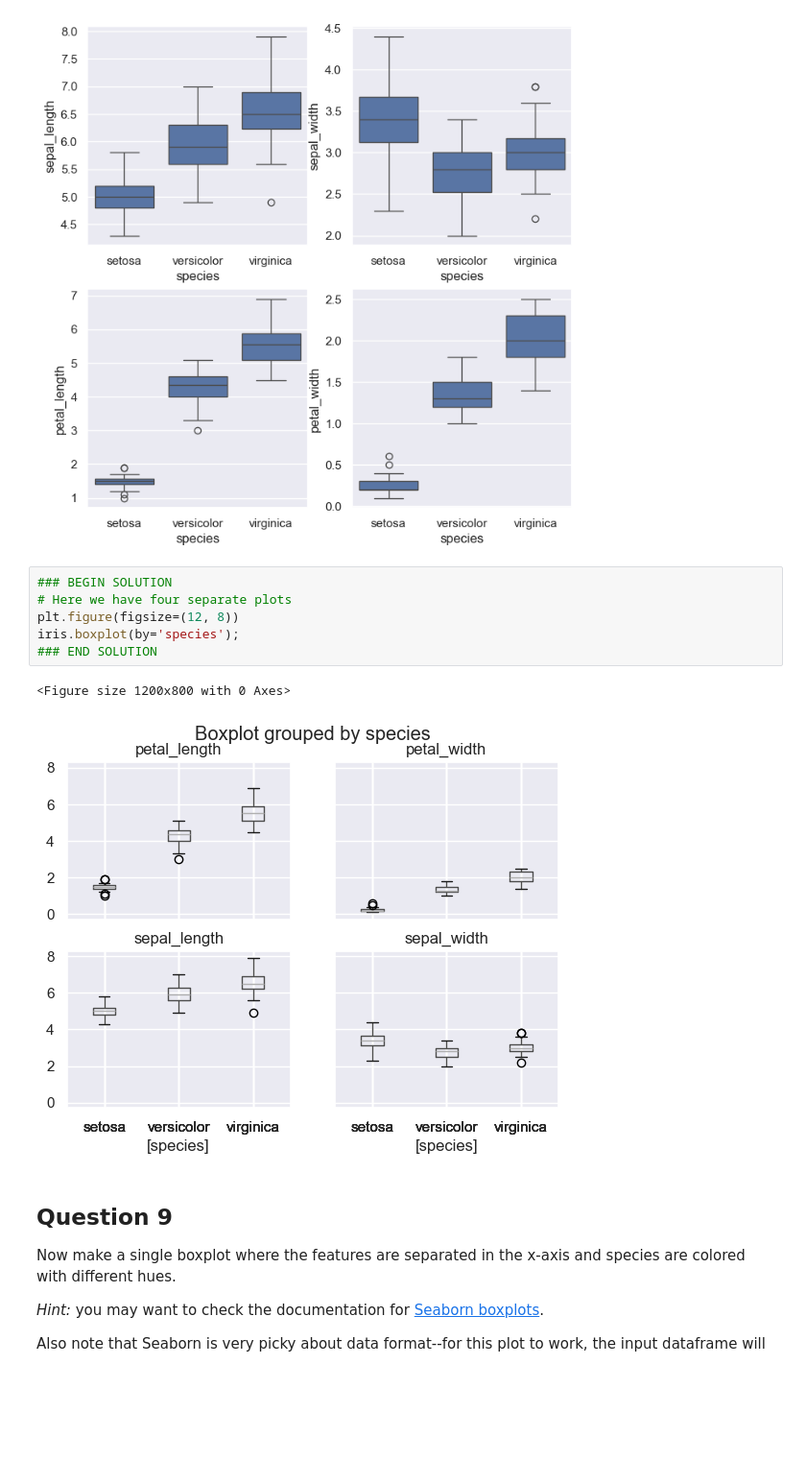
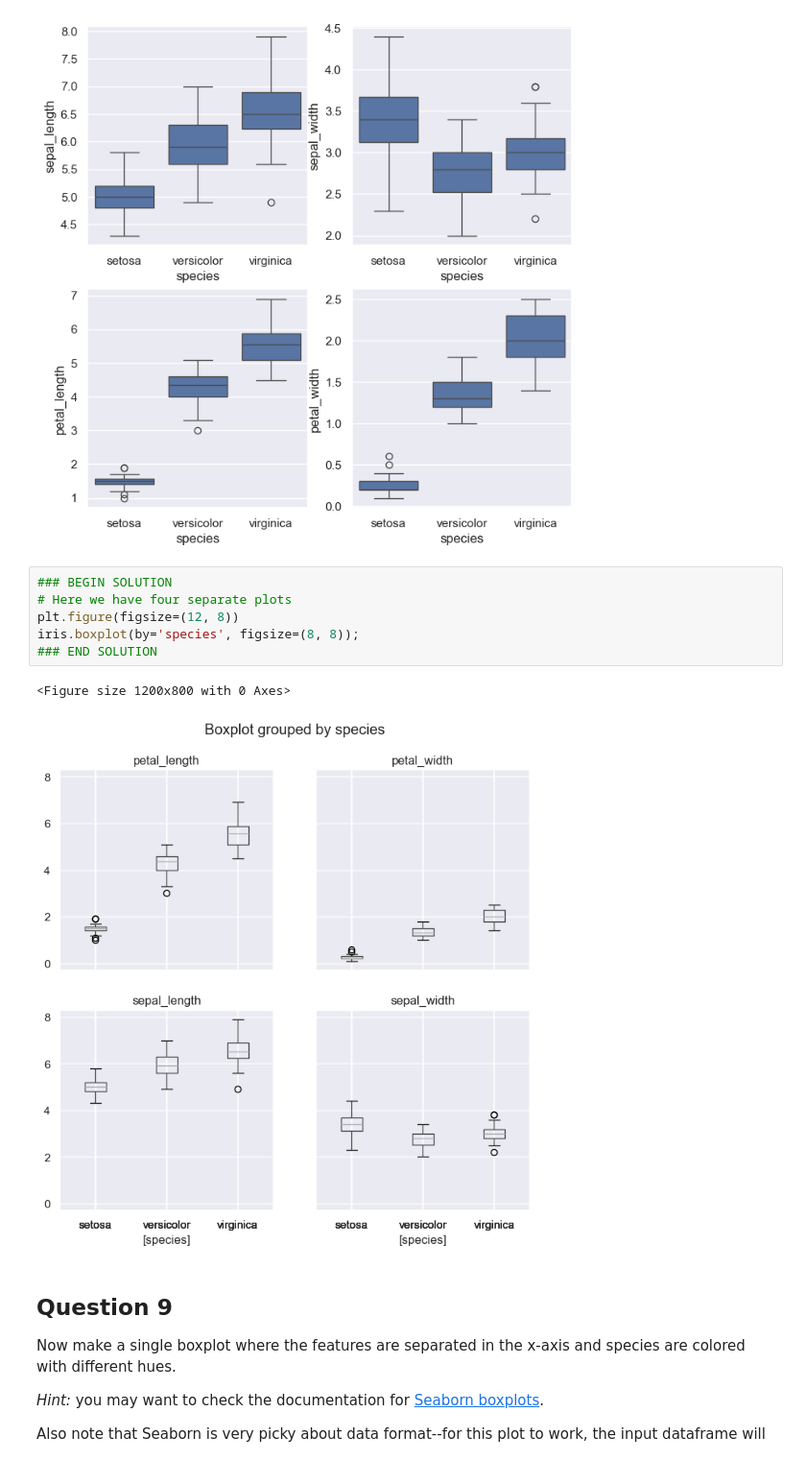
Before and after one commit to ilyarudyak/ibm-machine-learning, a Jupyter notebook: 01-exploratory-analysis/01c_LAB_EDA.ipynb, the cells around one changed output. Shown at 96% size. Drawn from its saved outputs; the diff is of its cells as text; blank space fills up the shorter version.

```diff
--- a/01-exploratory-analysis/01c_LAB_EDA.ipynb
+++ b/01-exploratory-analysis/01c_LAB_EDA.ipynb
@@ -252,12 +297,12 @@ for i, feature in enumerate(['sepal_length', 'sepal_width', 'petal_length', 'pet
 # %%
 ### BEGIN SOLUTION
 # Here we have four separate plots
 plt.figure(figsize=(12, 8))
-iris.boxplot(by='species');
+iris.boxplot(by='species', figsize=(8, 8));
 ### END SOLUTION
 # %% [output]
 <Figure size 1200x800 with 0 Axes>
-[figure, old version]
+[figure, new version]
 # %% [markdown]
 ## Question 9
 
```
Also changed, not shown: parts of 10 cells of this notebook, 5 other files.
